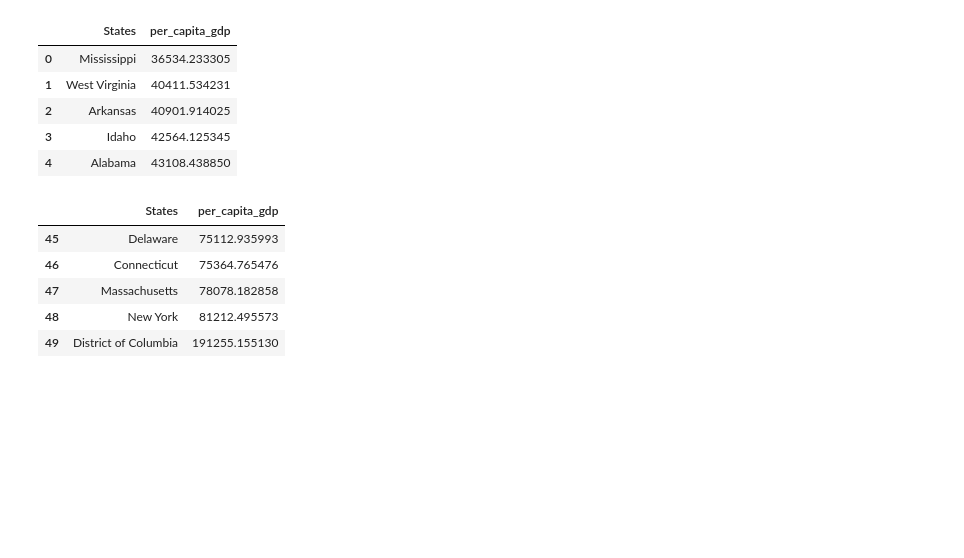
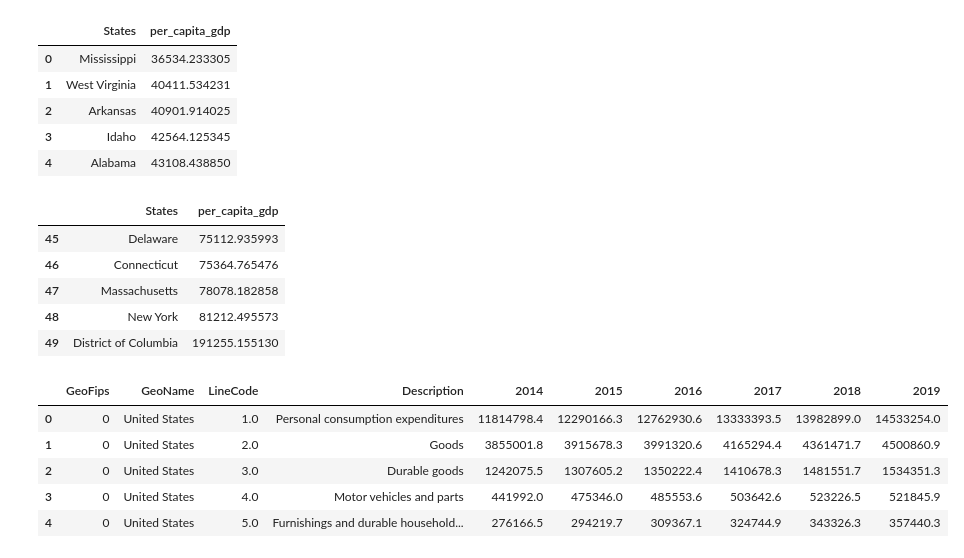
Before and after one commit to jrulloa/project-one, a Jupyter notebook: Master Notebook.ipynb, the cells around one changed output. Drawn from its saved outputs; the diff is of its cells as text; code cells hidden in the pictures; blank space fills up the shorter version.

```diff
--- a/Master Notebook.ipynb
+++ b/Master Notebook.ipynb
@@ -324,3 +325,13 @@ top_gdp
 | 47 | Massachusetts | 78078.182858 |
 | 48 | New York | 81212.495573 |
 | 49 | District of Columbia | 191255.155130 |
+# %%
+expenditure_df = pd.read_csv(expenditure_filepath)
+expenditure_df.head()
+# %% [output]
+|  | GeoFips | GeoName | LineCode | Description | 2014 | 2015 | 2016 | 2017 | 2018 | 2019 |
+| 0 | 0 | United States | 1.0 | Personal consumption expenditures | 11814798.4 | 12290166.3 | 12762930.6 | 13333393.5 | 13982899.0 | 14533254.0 |
+| 1 | 0 | United States | 2.0 | Goods | 3855001.8 | 3915678.3 | 3991320.6 | 4165294.4 | 4361471.7 | 4500860.9 |
+| 2 | 0 | United States | 3.0 | Durable goods | 1242075.5 | 1307605.2 | 1350222.4 | 1410678.3 | 1481551.7 | 1534351.3 |
+| 3 | 0 | United States | 4.0 | Motor vehicles and parts | 441992.0 | 475346.0 | 485553.6 | 503642.6 | 523226.5 | 521845.9 |
+| 4 | 0 | United States | 5.0 | Furnishings and durable household... | 276166.5 | 294219.7 | 309367.1 | 324744.9 | 343326.3 | 357440.3 |
```
Also changed, not shown: parts of 4 cells of this notebook.
